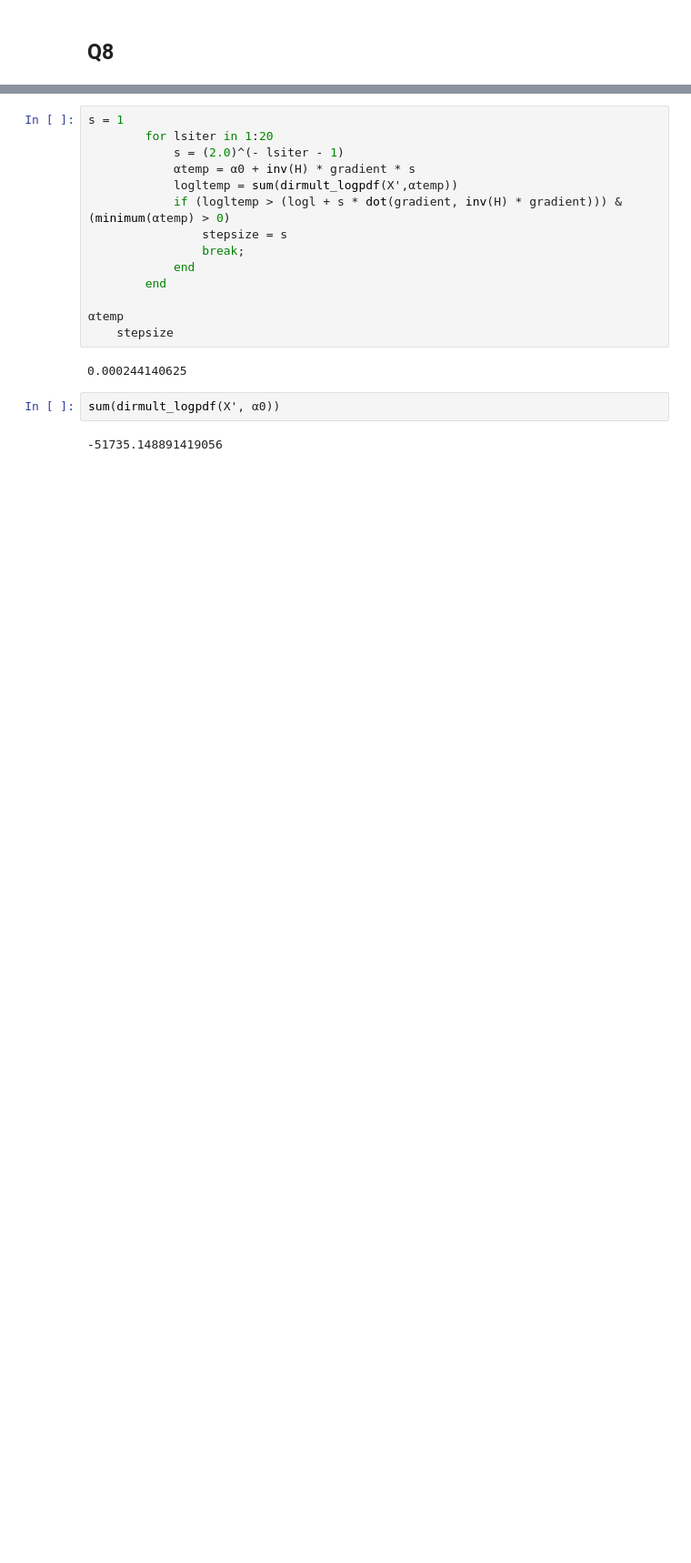
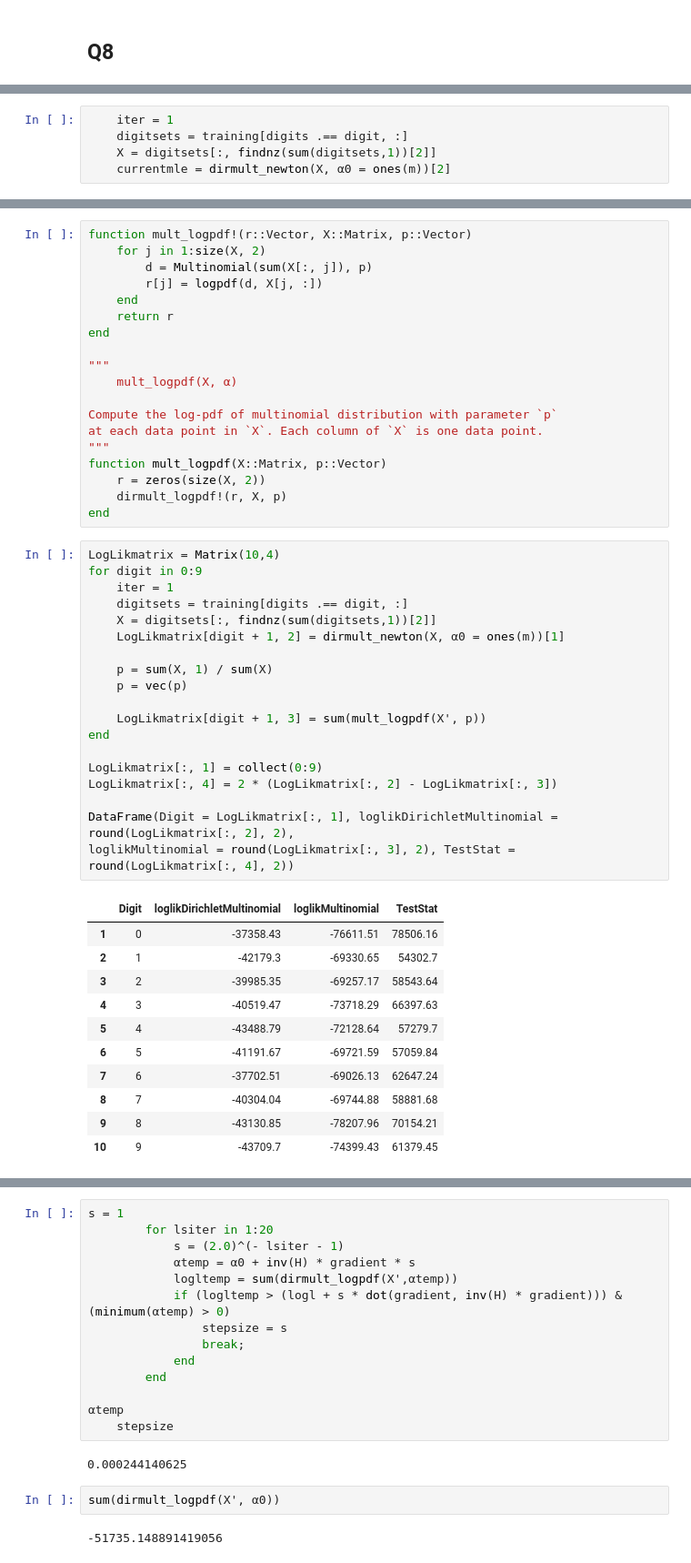
Before and after one commit to jshamsho/biostat-m280-JohnShamshoian, a Jupyter notebook: HW4/HW4.ipynb, the cells around one changed output, grey strips where cells are left out. Shown at 91% size. Drawn from its saved outputs; the diff is of its cells as text; blank space fills up the shorter version.

```diff
--- a/HW4/HW4.ipynb
+++ b/HW4/HW4.ipynb
@@ -326,0 +388,5 @@ m
+# %%
+    iter = 1
+    digitsets = training[digits .== digit, :]
+    X = digitsets[:, findnz(sum(digitsets,1))[2]]
+    currentmle = dirmult_newton(X, α0 = ones(m))[2]
@@ -326,0 +489,50 @@ m
+# %%
+function mult_logpdf!(r::Vector, X::Matrix, p::Vector)
+    for j in 1:size(X, 2)
+        d = Multinomial(sum(X[:, j]), p)
+        r[j] = logpdf(d, X[j, :])
+    end
+    return r
+end
+
+"""
+    mult_logpdf(X, α)
+
+Compute the log-pdf of multinomial distribution with parameter `p`
+at each data point in `X`. Each column of `X` is one data point.
+"""
+function mult_logpdf(X::Matrix, p::Vector)
+    r = zeros(size(X, 2))
+    dirmult_logpdf!(r, X, p)
+end
+# %%
+LogLikmatrix = Matrix(10,4)
+for digit in 0:9
+    iter = 1
+    digitsets = training[digits .== digit, :]
+    X = digitsets[:, findnz(sum(digitsets,1))[2]]
+    LogLikmatrix[digit + 1, 2] = dirmult_newton(X, α0 = ones(m))[1]
+
+    p = sum(X, 1) / sum(X)
+    p = vec(p)
+
+    LogLikmatrix[digit + 1, 3] = sum(mult_logpdf(X', p))
+end
+
+LogLikmatrix[:, 1] = collect(0:9)
+LogLikmatrix[:, 4] = 2 * (LogLikmatrix[:, 2] - LogLikmatrix[:, 3])
+
+DataFrame(Digit = LogLikmatrix[:, 1], loglikDirichletMultinomial = round(LogLikmatrix[:, 2], 2),
+loglikMultinomial = round(LogLikmatrix[:, 3], 2), TestStat = round(LogLikmatrix[:, 4], 2))
+# %% [output]
+|  | Digit | loglikDirichletMultinomial | loglikMultinomial | TestStat |
+| 1 | 0 | -37358.43 | -76611.51 | 78506.16 |
+| 2 | 1 | -42179.3 | -69330.65 | 54302.7 |
+| 3 | 2 | -39985.35 | -69257.17 | 58543.64 |
+| 4 | 3 | -40519.47 | -73718.29 | 66397.63 |
+| 5 | 4 | -43488.79 | -72128.64 | 57279.7 |
+| 6 | 5 | -41191.67 | -69721.59 | 57059.84 |
+| 7 | 6 | -37702.51 | -69026.13 | 62647.24 |
+| 8 | 7 | -40304.04 | -69744.88 | 58881.68 |
+| 9 | 8 | -43130.85 | -78207.96 | 70154.21 |
+| 10 | 9 | -43709.7 | -74399.43 | 61379.45 |
```
Also changed, not shown: parts of 29 cells of this notebook.
